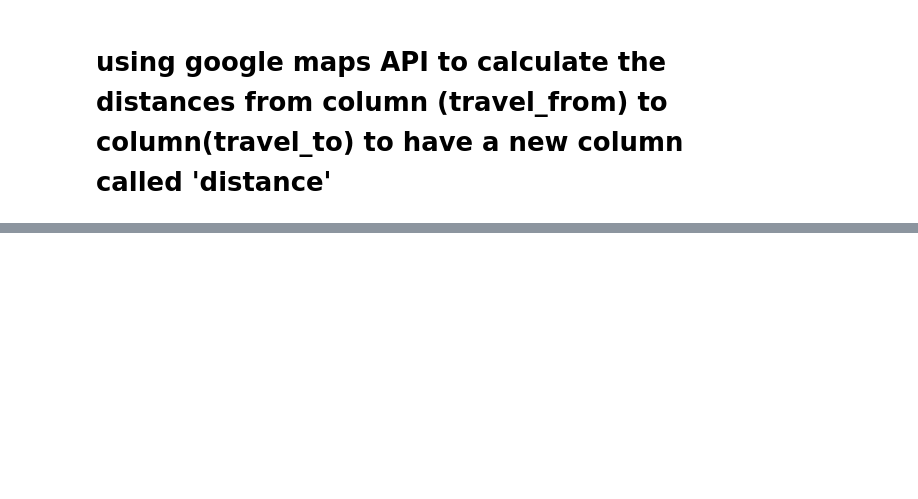
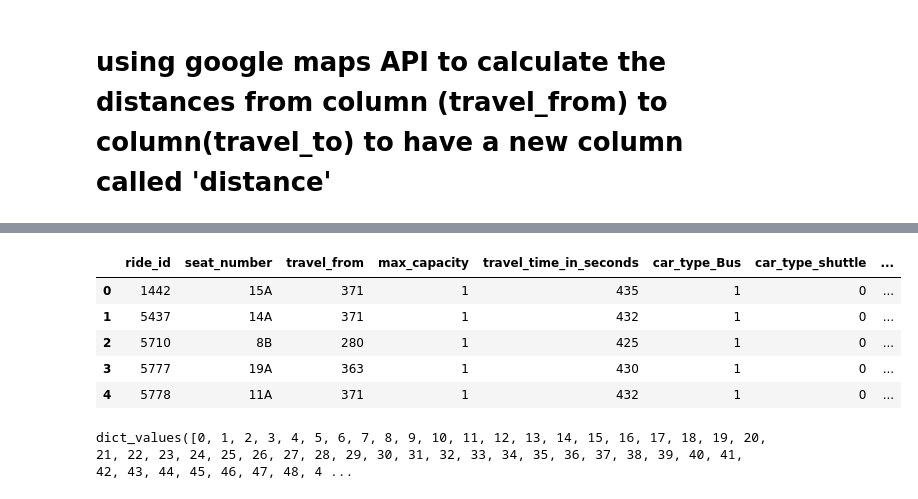
Before and after one commit to elishatofunmi/data-science-preview, a Jupyter notebook: Traffic Jam Predicting People's Movement into Nairobi $12,000 USD/preprocess data.ipynb, the cells around one changed output, grey strips where cells are left out. Drawn from its saved outputs; the diff is of its cells as text; code cells hidden in the pictures; blank space fills up the shorter version.

```diff
--- a/Traffic Jam Predicting People's Movement into Nairobi $12,000 USD/preprocess data.ipynb
+++ b/Traffic Jam Predicting People's Movement into Nairobi $12,000 USD/preprocess data.ipynb
@@ -299,0 +520,28 @@ f.close()
+# %%
+val = {11: 0, 49: 1}
+def apply_max_capacity(key):
+    value = int()
+    if key in val.keys():
+        value = val[key]
+    else:
+        pass
+    return value
+data['max_capacity'] = data['max_capacity'].apply(apply_max_capacity)
+# %%
+data.head()
+# %% [output]
+|  | ride_id | seat_number | travel_from | max_capacity | travel_time_in_seconds | car_type_Bus | car_type_shuttle | ... |
+| 0 | 1442 | 15A | 371 | 1 | 435 | 1 | 0 | ... |
+| 1 | 5437 | 14A | 371 | 1 | 432 | 1 | 0 | ... |
+| 2 | 5710 | 8B | 280 | 1 | 425 | 1 | 0 | ... |
+| 3 | 5777 | 19A | 363 | 1 | 430 | 1 | 0 | ... |
+| 4 | 5778 | 11A | 371 | 1 | 432 | 1 | 0 | ... |
+# %%
+sorted_seat = {}
+count = 0
+for seat in data['seat_number'].unique().tolist():
+    sorted_seat[seat] = count
+    count += 1
+sorted_seat.values()
+# %% [output]
+dict_values([0, 1, 2, 3, 4, 5, 6, 7, 8, 9, 10, 11, 12, 13, 14, 15, 16, 17, 18, 19, 20, 21, 22, 23, 24, 25, 26, 27, 28, 29, 30, 31, 32, 33, 34, 35, 36, 37, 38, 39, 40, 41, 42, 43, 44, 45, 46, 47, 48, 4 ...
```
Also changed, not shown: parts of 25 cells of this notebook, 3 other files.
